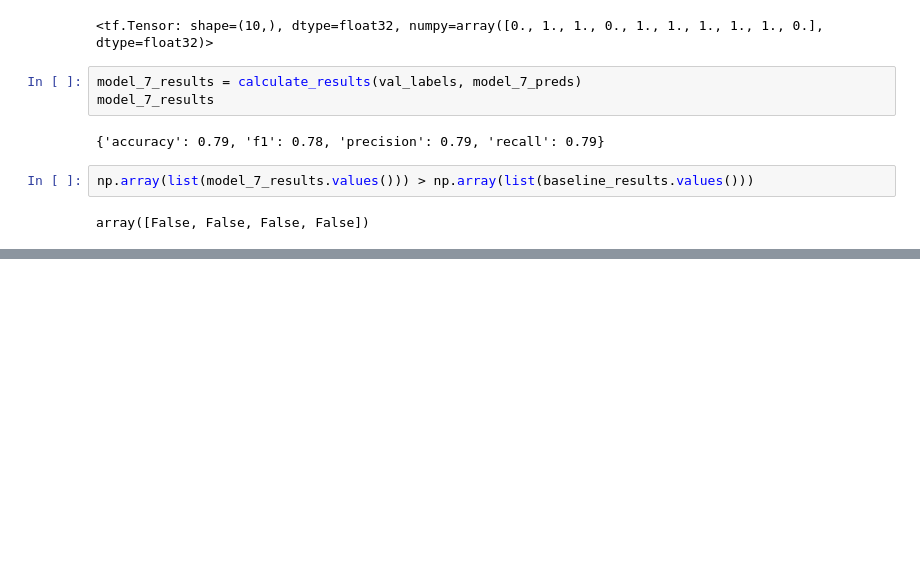
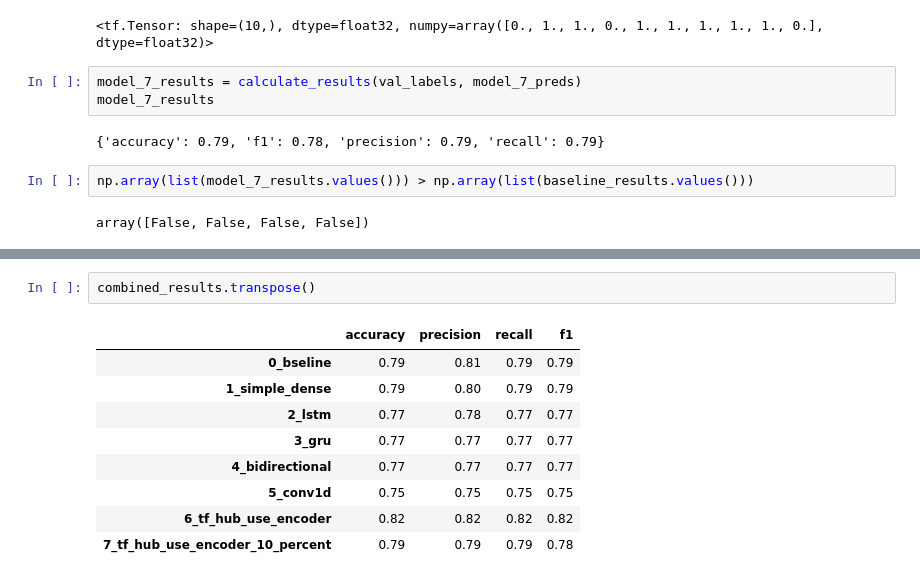
Before and after one commit to kaushikabhishek87/Tensorflow_projects, a Jupyter notebook: 08_NLP_tensorflow.ipynb, the cells around one changed output, grey strips where cells are left out. Saved outputs shown, nothing was run; the diff lists cells and outputs as text; blank space fills up the shorter version.

```diff
--- a/08_NLP_tensorflow.ipynb
+++ b/08_NLP_tensorflow.ipynb
@@ -877,0 +897,12 @@ array([False, False, False, False])
+# %%
+combined_results.transpose()
+# %% [output]
+|  | accuracy | precision | recall | f1 |
+| 0_bseline | 0.79 | 0.81 | 0.79 | 0.79 |
+| 1_simple_dense | 0.79 | 0.80 | 0.79 | 0.79 |
+| 2_lstm | 0.77 | 0.78 | 0.77 | 0.77 |
+| 3_gru | 0.77 | 0.77 | 0.77 | 0.77 |
+| 4_bidirectional | 0.77 | 0.77 | 0.77 | 0.77 |
+| 5_conv1d | 0.75 | 0.75 | 0.75 | 0.75 |
+| 6_tf_hub_use_encoder | 0.82 | 0.82 | 0.82 | 0.82 |
+| 7_tf_hub_use_encoder_10_percent | 0.79 | 0.79 | 0.79 | 0.78 |
```
Also changed, not shown: parts of 21 cells of this notebook.
